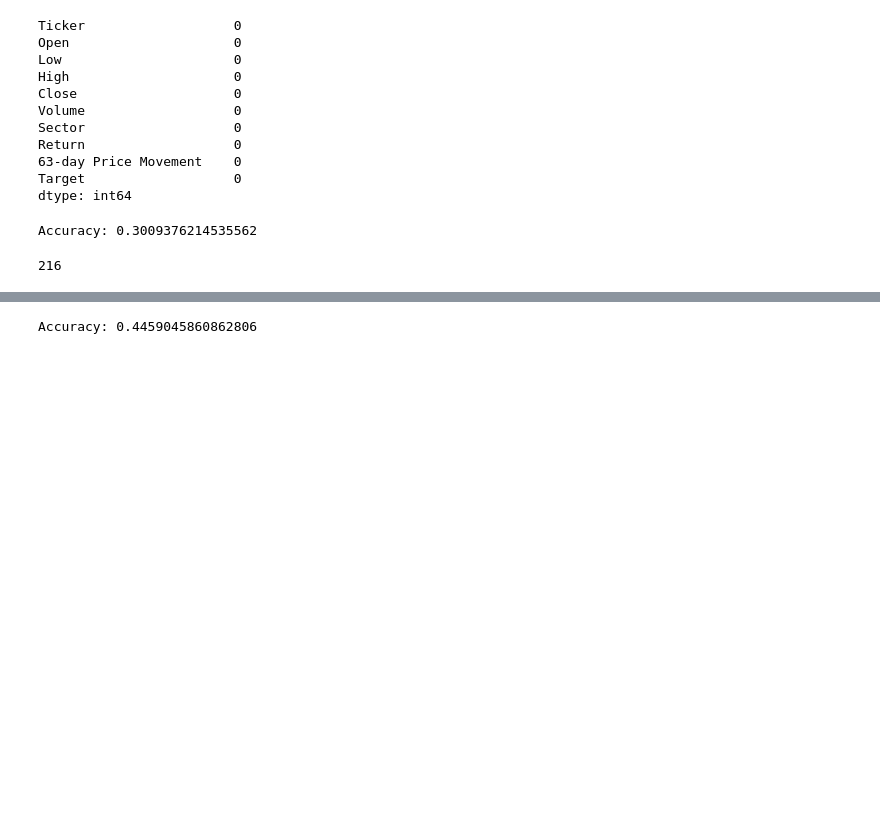
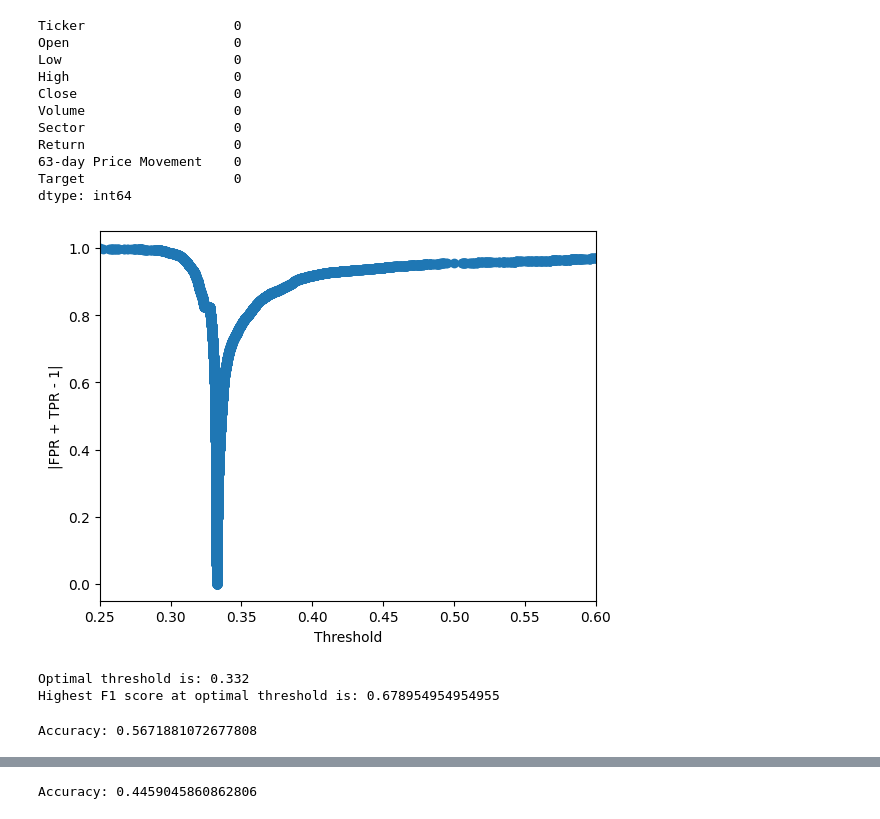
Before and after one commit to nico965j/financial-forecasting-bachelor, a Jupyter notebook: very_experiment.ipynb, the cells around one changed output, grey strips where cells are left out. Cells and saved outputs as stored; diff of their text form; code cells hidden in the pictures; blank space fills up the shorter version.

Commit message:
Working SVM for full training

```diff
--- a/very_experiment.ipynb
+++ b/very_experiment.ipynb
@@ -118,9 +118,16 @@ start_date = pd.to_datetime('2019-01-04') + bd
 # for train we want all the data from the start date to the split date, this ensures that we have 62 days of data for each stock
 # for test we want all the data from the split date to the end of the dataset
 train = data_all_tickers.loc[(start_date < data_all_tickers.index) & (data_all_tickers.index < split_date)]
+train_log = train
+train_log['Low'] = np.log(train_log['Low'])
+train_log['High'] = np.log(train_log['High'])
+train_log['Open'] = np.log(train_log['Open'])
 test = data_all_tickers.loc[data_all_tickers.index >= split_date]
-
-X_train = train[['Ticker','Open', 'Low', 'High', 'Volume', 'Sector']]
+test_log = test
+test_log['Low'] = np.log(test_log['Low'])
+test_log['High'] = np.log(test_log['High'])
+test_log['Open'] = np.log(test_log['Open'])
+X_train = train_log[['Ticker','Open', 'Low', 'High', 'Volume', 'Sector']]
 y_train = train['Target']
-X_test = test[['Ticker', 'Open', 'Low', 'High', 'Volume', 'Sector']]
+X_test = test_log[['Ticker', 'Open', 'Low', 'High', 'Volume', 'Sector']]
 y_test = test['Target']
@@ -156,18 +181,53 @@ model.fit(X_train, y_train)
 
 # Get the probabilities for each class
 y_pred_proba = model.predict_proba(X_test)
-
-# Set custom threshold
-threshold = 0.4
-
-# Make a prediction using the trained SVM model with the custom threshold applied
-y_pred = (y_pred_proba[:,1] > threshold).astype(int)
-accuracy = accuracy_score(y_test, y_pred)
-print(f"Accuracy: {accuracy}")
-# %% [output]
-Accuracy: 0.3009376214535562
-# %%
-# find number of 0 and 1 in y_pred
-print(sum(y_pred))
-# %% [output]
-216
+# %%
+# predicted probabilities for the positive class
+y_scores = model.predict_proba(X_test)[:, 1]
+# %%
+import matplotlib.pyplot as plt
+from sklearn.metrics import roc_curve, auc
+
+# Compute ROC curve and ROC area for each class
+# fpr, tpr, _ = roc_curve(y_test, y_pred_proba[:, 1])
+# roc_auc = auc(fpr, tpr)
+
+fpr, tpr, thresholds = roc_curve(y_test,y_scores,drop_intermediate=False)
+plt.scatter(thresholds,np.abs(fpr+tpr-1))
+plt.xlabel("Threshold")
+# let x-axis go from 0.25 to 0.6
+plt.xlim([0.25,0.6])
+plt.ylabel("|FPR + TPR - 1|")
+plt.show()
+# %% [output]
+[figure, added]
+# %%
+from sklearn.metrics import f1_score
+# Create a list of possible thresholds and f1 scores
+thresholds = np.arange(0.332, 0.5, 0.001)
+f1_scores = []
+
+for threshold in thresholds:
+    y_pred = (y_scores > threshold).astype(int)
+    score = f1_score(y_test, y_pred)
+    f1_scores.append(score)
+
+# Find the threshold that gave the highest f1 score
+optimal_threshold = thresholds[np.argmax(f1_scores)]
+optimal_score = np.max(f1_scores)
+
+print(f"Optimal threshold is: {optimal_threshold}")
+print(f"Highest F1 score at optimal threshold is: {optimal_score}")
+# %% [output]
+Optimal threshold is: 0.332
+Highest F1 score at optimal threshold is: 0.678954954954955
+# %%
+# Set custom threshold
+threshold = optimal_threshold
+
+# Make a prediction using the trained SVM model with the custom threshold applied
+y_pred = (y_pred_proba[:,1] > threshold).astype(int)
+accuracy = accuracy_score(y_test, y_pred)
+print(f"Accuracy: {accuracy}")
+# %% [output]
+Accuracy: 0.5671881072677808
```
Also changed, not shown: parts of 16 cells of this notebook, 1 other file.
